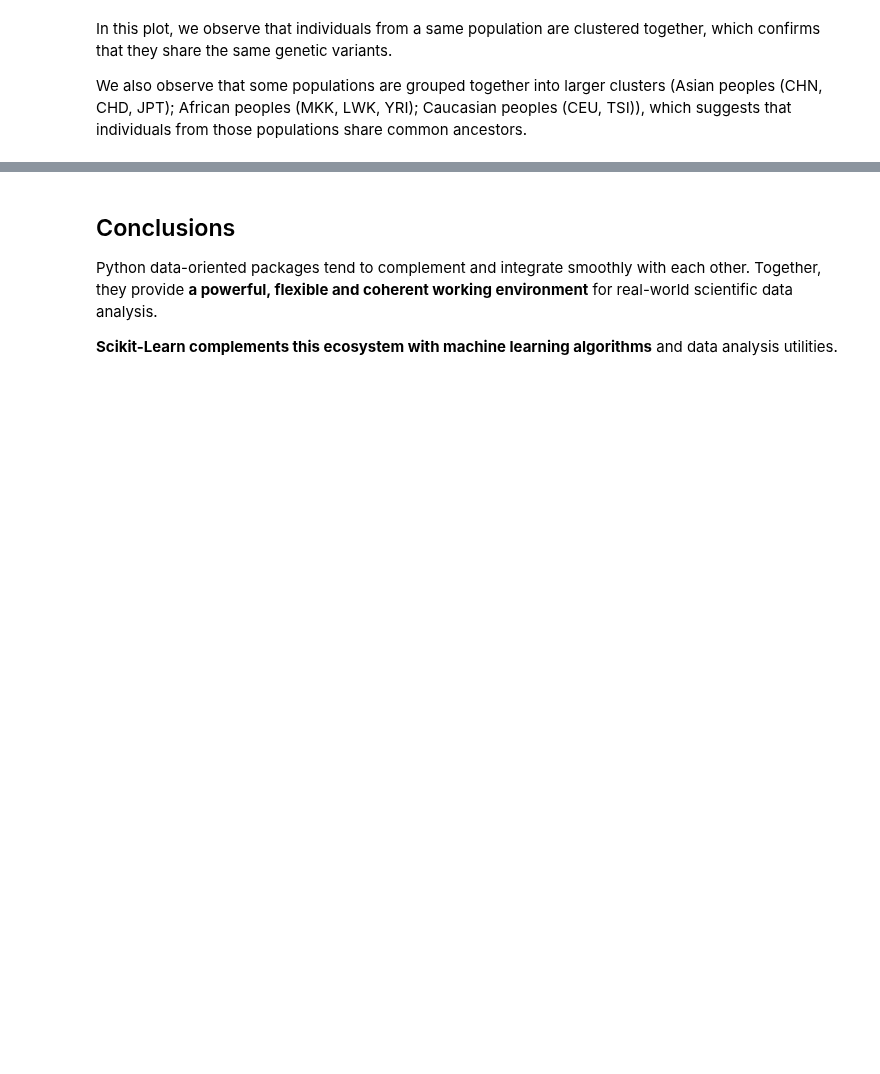
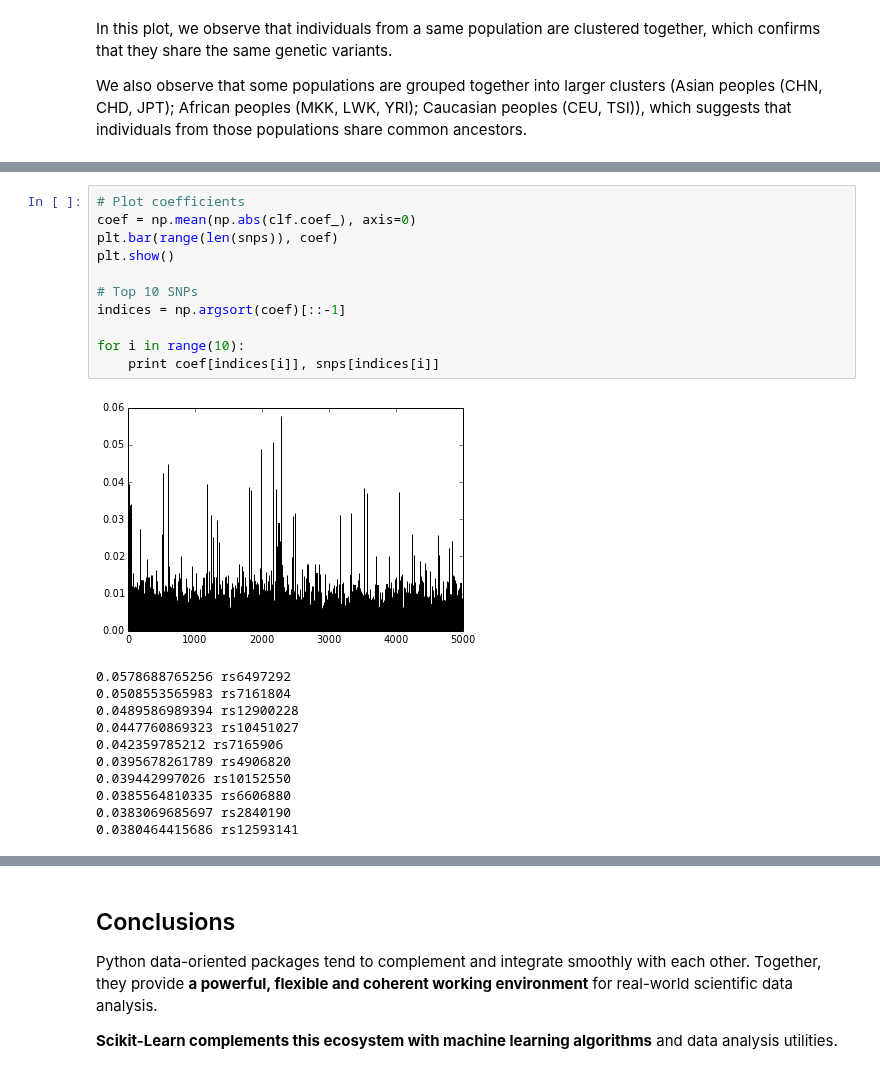
Before and after one commit to glouppe/NIPS2013_sklearn, a Jupyter notebook: oral/sklearn-mloss.ipynb, the cells around one changed output, grey strips where cells are left out. Saved outputs shown, nothing was run; the diff lists cells and outputs as text; blank space fills up the shorter version.

```diff
--- a/oral/sklearn-mloss.ipynb
+++ b/oral/sklearn-mloss.ipynb
@@ -367,0 +377,23 @@ YRI    1    1    0    0    0    0    1    0    0    0   56
+# %%
+# Plot coefficients
+coef = np.mean(np.abs(clf.coef_), axis=0)
+plt.bar(range(len(snps)), coef)
+plt.show()
+
+# Top 10 SNPs
+indices = np.argsort(coef)[::-1]
+
+for i in range(10):
+    print coef[indices[i]], snps[indices[i]]
+# %% [output]
+[figure, added]
+0.0578688765256 rs6497292
+0.0508553565983 rs7161804
+0.0489586989394 rs12900228
+0.0447760869323 rs10451027
+0.042359785212 rs7165906
+0.0395678261789 rs4906820
+0.039442997026 rs10152550
+0.0385564810335 rs6606880
+0.0383069685697 rs2840190
+0.0380464415686 rs12593141
```
Also changed, not shown: parts of 13 cells of this notebook.
